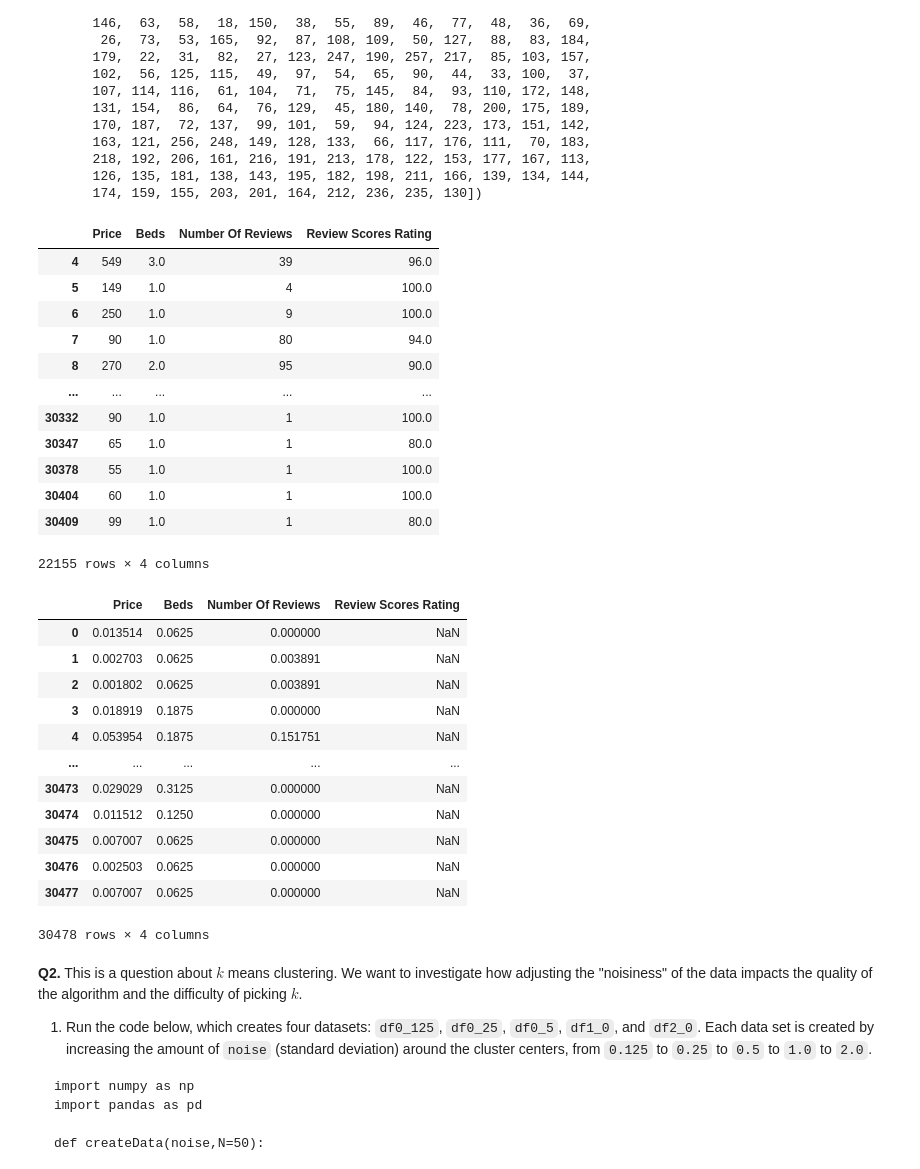
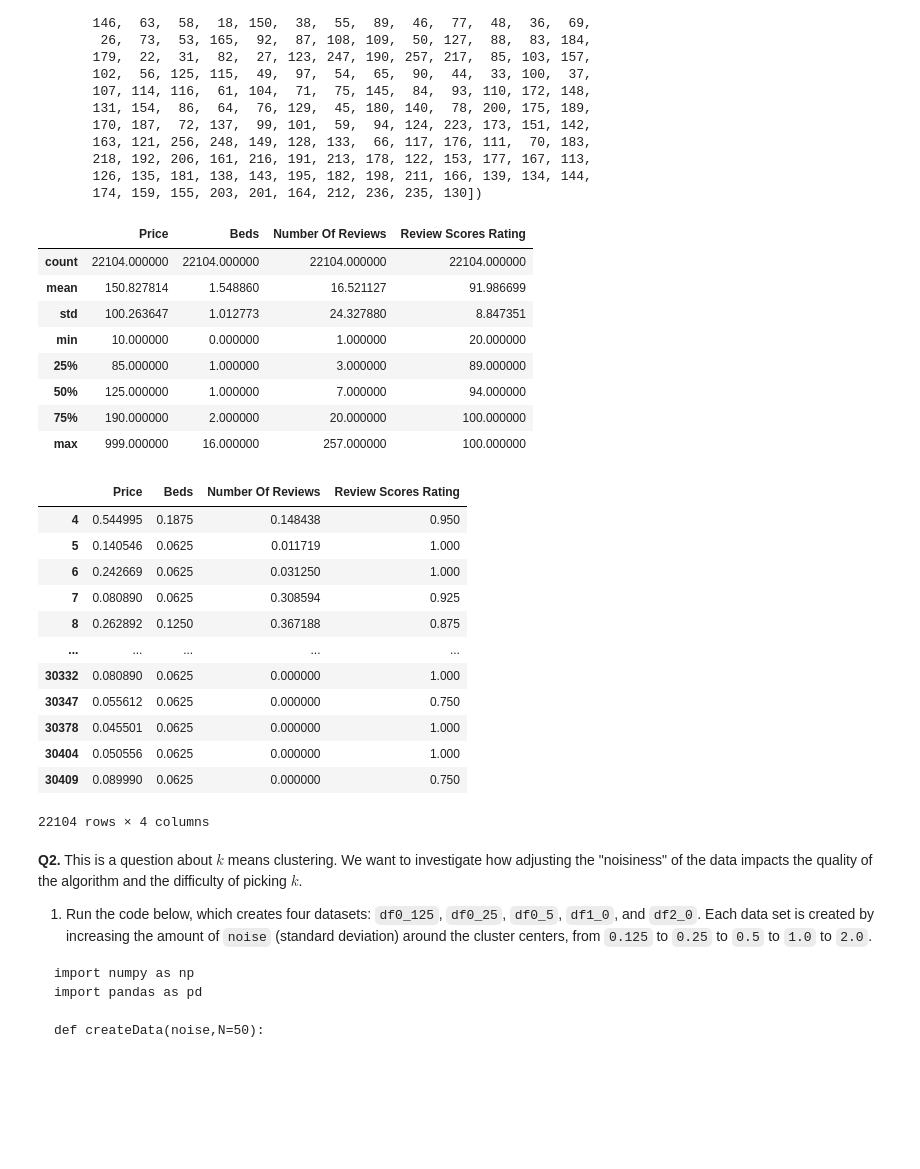
Before and after one commit to jillianhaig/kmc, a Jupyter notebook: assignment_kmc.ipynb, the cells around one changed output. Cells and saved outputs as stored; diff of their text form; code cells hidden in the pictures; blank space fills up the shorter version.

```diff
--- a/assignment_kmc.ipynb
+++ b/assignment_kmc.ipynb
@@ -119,21 +119,19 @@ array([  0,   1,  39,   4,   9,  80,  95,  23,  14, 120,  81,  17,  32,
 # %%
 # Clean Review Scores Rating
 new_df['Review Scores Rating'].unique()
-new_df.dropna()
+new_df = new_df.dropna()
+
+new_df.describe()
 # %% [output]
 |  | Price | Beds | Number Of Reviews | Review Scores Rating |
-| 4 | 549 | 3.0 | 39 | 96.0 |
-| 5 | 149 | 1.0 | 4 | 100.0 |
-| 6 | 250 | 1.0 | 9 | 100.0 |
-| 7 | 90 | 1.0 | 80 | 94.0 |
-| 8 | 270 | 2.0 | 95 | 90.0 |
-| ... | ... | ... | ... | ... |
-| 30332 | 90 | 1.0 | 1 | 100.0 |
-| 30347 | 65 | 1.0 | 1 | 80.0 |
-| 30378 | 55 | 1.0 | 1 | 100.0 |
-| 30404 | 60 | 1.0 | 1 | 100.0 |
-| 30409 | 99 | 1.0 | 1 | 80.0 |
+| count | 22104.000000 | 22104.000000 | 22104.000000 | 22104.000000 |
+| mean | 150.827814 | 1.548860 | 16.521127 | 91.986699 |
+| std | 100.263647 | 1.012773 | 24.327880 | 8.847351 |
+| min | 10.000000 | 0.000000 | 1.000000 | 20.000000 |
+| 25% | 85.000000 | 1.000000 | 3.000000 | 89.000000 |
+| 50% | 125.000000 | 1.000000 | 7.000000 | 94.000000 |
+| 75% | 190.000000 | 2.000000 | 20.000000 | 100.000000 |
+| max | 999.000000 | 16.000000 | 257.000000 | 100.000000 |
-22155 rows × 4 columns
 # %%
 # Part 2: maxmin normalize
 
@@ -145,18 +143,18 @@ df2 = new_df.apply(maxmin)
 df2
 # %% [output]
 |  | Price | Beds | Number Of Reviews | Review Scores Rating |
-| 0 | 0.013514 | 0.0625 | 0.000000 | NaN |
-| 1 | 0.002703 | 0.0625 | 0.003891 | NaN |
-| 2 | 0.001802 | 0.0625 | 0.003891 | NaN |
-| 3 | 0.018919 | 0.1875 | 0.000000 | NaN |
-| 4 | 0.053954 | 0.1875 | 0.151751 | NaN |
+| 4 | 0.544995 | 0.1875 | 0.148438 | 0.950 |
+| 5 | 0.140546 | 0.0625 | 0.011719 | 1.000 |
+| 6 | 0.242669 | 0.0625 | 0.031250 | 1.000 |
+| 7 | 0.080890 | 0.0625 | 0.308594 | 0.925 |
+| 8 | 0.262892 | 0.1250 | 0.367188 | 0.875 |
 | ... | ... | ... | ... | ... |
-| 30473 | 0.029029 | 0.3125 | 0.000000 | NaN |
-| 30474 | 0.011512 | 0.1250 | 0.000000 | NaN |
-| 30475 | 0.007007 | 0.0625 | 0.000000 | NaN |
-| 30476 | 0.002503 | 0.0625 | 0.000000 | NaN |
-| 30477 | 0.007007 | 0.0625 | 0.000000 | NaN |
+| 30332 | 0.080890 | 0.0625 | 0.000000 | 1.000 |
+| 30347 | 0.055612 | 0.0625 | 0.000000 | 0.750 |
+| 30378 | 0.045501 | 0.0625 | 0.000000 | 1.000 |
+| 30404 | 0.050556 | 0.0625 | 0.000000 | 1.000 |
+| 30409 | 0.089990 | 0.0625 | 0.000000 | 0.750 |
-30478 rows × 4 columns
+22104 rows × 4 columns
 # %%
 # Part 3: sklearn KMean clustering, k=6
 from sklearn.cluster import KMeans
```
Also changed, not shown: parts of 3 cells of this notebook.
